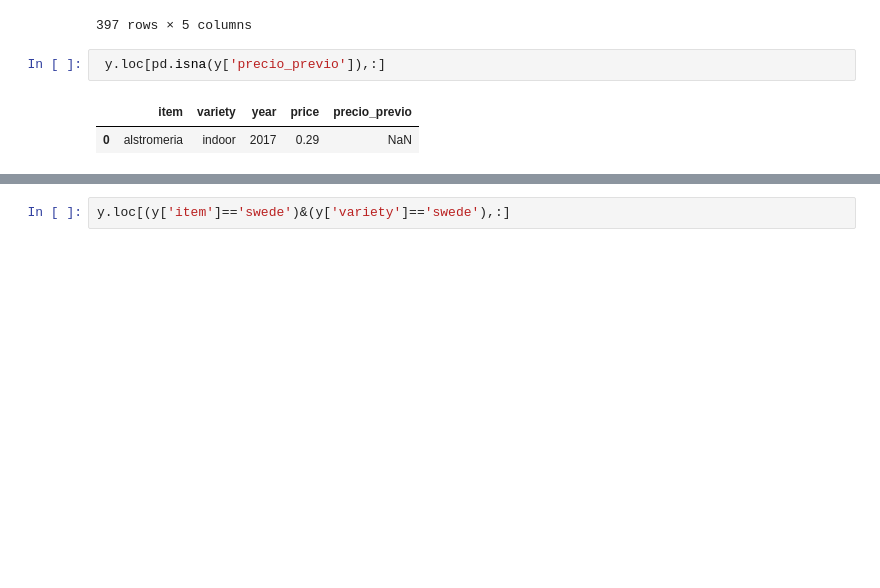
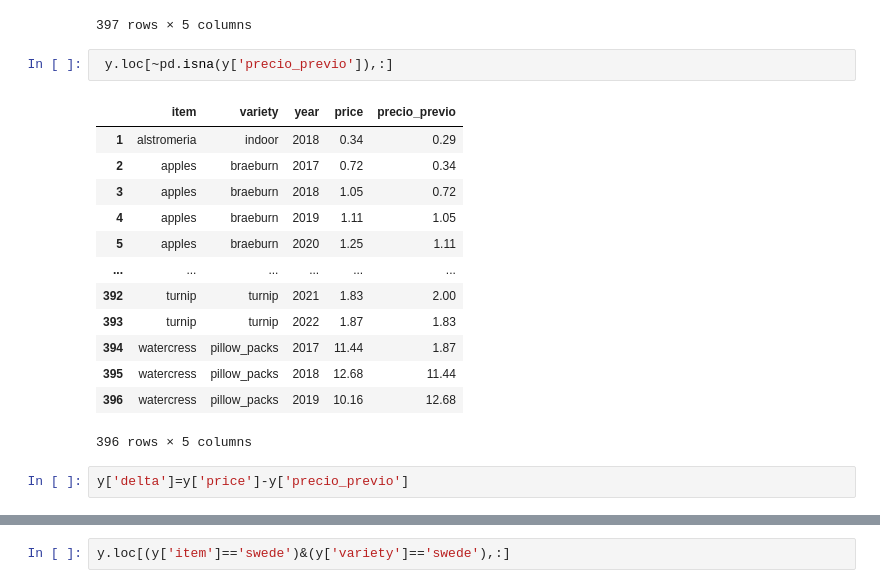
Before and after one commit to PaolaMendez/vegetables-eda, a Jupyter notebook: EDA.ipynb, the cells around one changed output, grey strips where cells are left out. Cells and saved outputs as stored; diff of their text form; blank space fills up the shorter version.

```diff
--- a/EDA.ipynb
+++ b/EDA.ipynb
@@ -325,7 +325,20 @@ y
 | 396 | watercress | pillow_packs | 2019 | 10.16 | 12.68 |
 397 rows × 5 columns
 # %%
- y.loc[pd.isna(y['precio_previo']),:]
+ y.loc[~pd.isna(y['precio_previo']),:]
 # %% [output]
 |  | item | variety | year | price | precio_previo |
-| 0 | alstromeria | indoor | 2017 | 0.29 | NaN |
+| 1 | alstromeria | indoor | 2018 | 0.34 | 0.29 |
+| 2 | apples | braeburn | 2017 | 0.72 | 0.34 |
+| 3 | apples | braeburn | 2018 | 1.05 | 0.72 |
+| 4 | apples | braeburn | 2019 | 1.11 | 1.05 |
+| 5 | apples | braeburn | 2020 | 1.25 | 1.11 |
+| ... | ... | ... | ... | ... | ... |
+| 392 | turnip | turnip | 2021 | 1.83 | 2.00 |
+| 393 | turnip | turnip | 2022 | 1.87 | 1.83 |
+| 394 | watercress | pillow_packs | 2017 | 11.44 | 1.87 |
+| 395 | watercress | pillow_packs | 2018 | 12.68 | 11.44 |
+| 396 | watercress | pillow_packs | 2019 | 10.16 | 12.68 |
+396 rows × 5 columns
+# %%
+y['delta']=y['price']-y['precio_previo']
```
Also changed, not shown: parts of 5 cells of this notebook.
